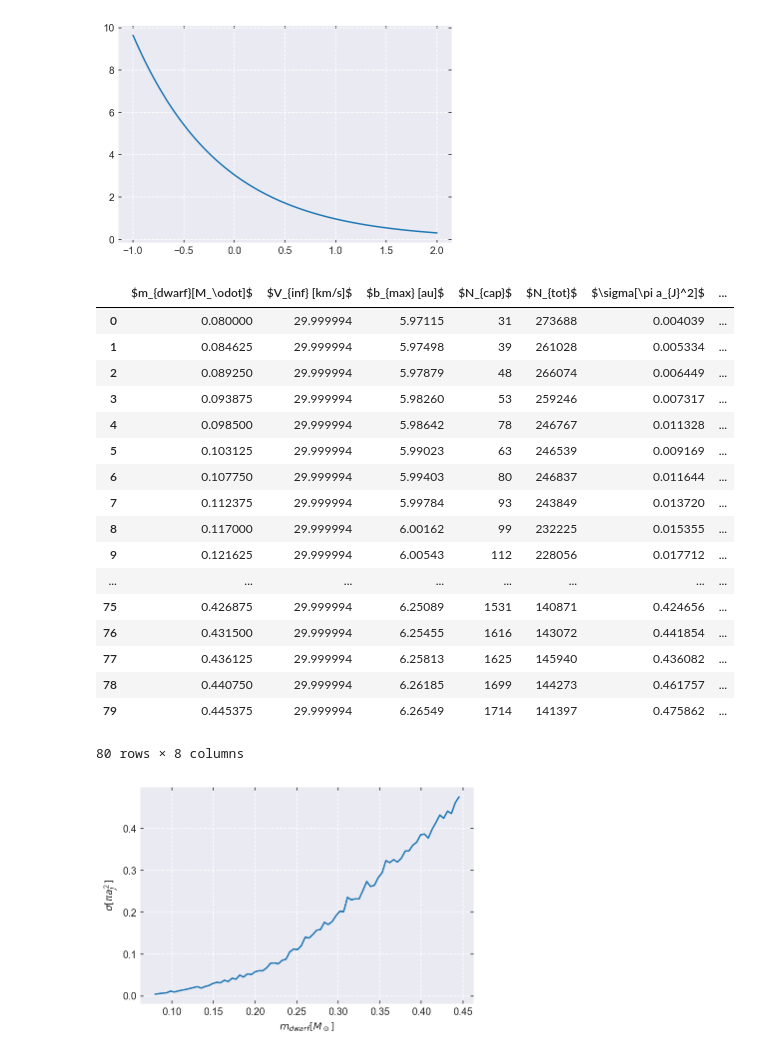
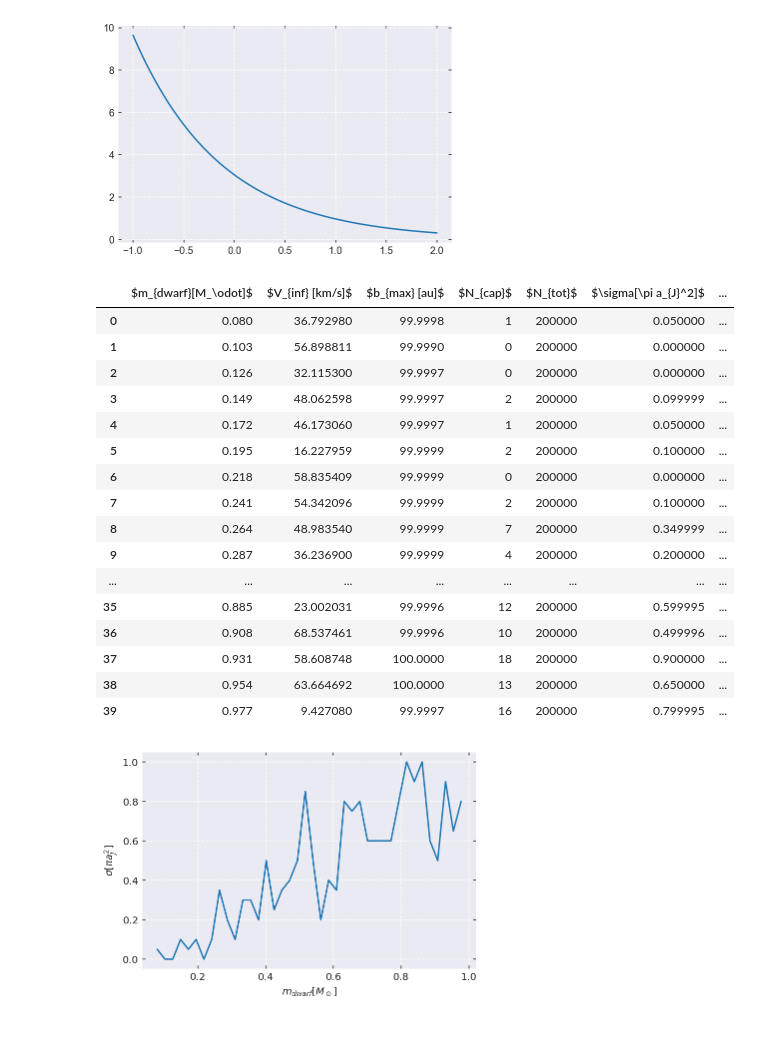
Before and after one commit to YihanWangAstro/giant-planet, a Jupyter notebook: process/giant-planet.ipynb, the cells around one changed output. Saved outputs shown, nothing was run; the diff lists cells and outputs as text; code cells hidden in the pictures.

```diff
--- a/process/giant-planet.ipynb
+++ b/process/giant-planet.ipynb
@@ -313,7 +315,7 @@ h.ax_joint.set_xlabel('$\log_{10}(a_{s_1,j})$')
 h.ax_joint.set_ylabel('$e_{s_1,j}$')
 savefig(plt,'a_e','.png')
 # %%
-prefix = '../code/fixed-v/'
+prefix = '../code/single/'
 
 mono_single_idx = {'sj-orbit-s' : 1, 'sj-orbit-e':9, 'incident-s':9, 'incident-e':14, 'post-s':14, 'post-e':45}
 
@@ -330,8 +332,8 @@ Ntot=[]
 V = []
 
 
-for i in range(80):
-    name = prefix + 'cross-section_' + str(i) + '.txt'
+for i in range(40):
+    name = prefix + 'Maxwellian_' + str(i) + '.txt'
     df = pd.DataFrame(post_process(name, mono_single_idx, names, pairs))
     b_max = df['b'].max()
 
@@ -389,25 +391,25 @@ cross['$v_{crit} [km/s]$'] = critical_v(1, 0.000954, cross['$m_{dwarf}[M_\odot]$
 cross
 # %% [output]
 |  | $m_{dwarf}[M_\odot]$ | $V_{inf} [km/s]$ | $b_{max} [au]$ | $N_{cap}$ | $N_{tot}$ | $\sigma[\pi a_{J}^2]$ | ... |
-| 0 | 0.080000 | 29.999994 | 5.97115 | 31 | 273688 | 0.004039 | ... |
-| 1 | 0.084625 | 29.999994 | 5.97498 | 39 | 261028 | 0.005334 | ... |
-| 2 | 0.089250 | 29.999994 | 5.97879 | 48 | 266074 | 0.006449 | ... |
-| 3 | 0.093875 | 29.999994 | 5.98260 | 53 | 259246 | 0.007317 | ... |
-| 4 | 0.098500 | 29.999994 | 5.98642 | 78 | 246767 | 0.011328 | ... |
-| 5 | 0.103125 | 29.999994 | 5.99023 | 63 | 246539 | 0.009169 | ... |
-| 6 | 0.107750 | 29.999994 | 5.99403 | 80 | 246837 | 0.011644 | ... |
-| 7 | 0.112375 | 29.999994 | 5.99784 | 93 | 243849 | 0.013720 | ... |
-| 8 | 0.117000 | 29.999994 | 6.00162 | 99 | 232225 | 0.015355 | ... |
-| 9 | 0.121625 | 29.999994 | 6.00543 | 112 | 228056 | 0.017712 | ... |
+| 0 | 0.080 | 36.792980 | 99.9998 | 1 | 200000 | 0.050000 | ... |
+| 1 | 0.103 | 56.898811 | 99.9990 | 0 | 200000 | 0.000000 | ... |
+| 2 | 0.126 | 32.115300 | 99.9997 | 0 | 200000 | 0.000000 | ... |
+| 3 | 0.149 | 48.062598 | 99.9997 | 2 | 200000 | 0.099999 | ... |
+| 4 | 0.172 | 46.173060 | 99.9997 | 1 | 200000 | 0.050000 | ... |
+| 5 | 0.195 | 16.227959 | 99.9999 | 2 | 200000 | 0.100000 | ... |
+| 6 | 0.218 | 58.835409 | 99.9999 | 0 | 200000 | 0.000000 | ... |
+| 7 | 0.241 | 54.342096 | 99.9999 | 2 | 200000 | 0.100000 | ... |
+| 8 | 0.264 | 48.983540 | 99.9999 | 7 | 200000 | 0.349999 | ... |
+| 9 | 0.287 | 36.236900 | 99.9999 | 4 | 200000 | 0.200000 | ... |
 | ... | ... | ... | ... | ... | ... | ... | ... |
-| 75 | 0.426875 | 29.999994 | 6.25089 | 1531 | 140871 | 0.424656 | ... |
-| 76 | 0.431500 | 29.999994 | 6.25455 | 1616 | 143072 | 0.441854 | ... |
-| 77 | 0.436125 | 29.999994 | 6.25813 | 1625 | 145940 | 0.436082 | ... |
-| 78 | 0.440750 | 29.999994 | 6.26185 | 1699 | 144273 | 0.461757 | ... |
-| 79 | 0.445375 | 29.999994 | 6.26549 | 1714 | 141397 | 0.475862 | ... |
+| 35 | 0.885 | 23.002031 | 99.9996 | 12 | 200000 | 0.599995 | ... |
+| 36 | 0.908 | 68.537461 | 99.9996 | 10 | 200000 | 0.499996 | ... |
+| 37 | 0.931 | 58.608748 | 100.0000 | 18 | 200000 | 0.900000 | ... |
+| 38 | 0.954 | 63.664692 | 100.0000 | 13 | 200000 | 0.650000 | ... |
+| 39 | 0.977 | 9.427080 | 99.9997 | 16 | 200000 | 0.799995 | ... |
-80 rows × 8 columns
 # %%
 sns.lineplot( x='$m_{dwarf}[M_\odot]$',y='$\sigma[\pi a_{J}^2]$',err_style='band',data=cross)
-savefig(plt,'cross-section')
+#plt.errorbar(x=cross['$m_{dwarf}[M_\odot]$'], y=cross['$\sigma[\pi a_{J}^2]$'],yerr=cross['$\Delta\sigma [\pi a_{J}^2]$'])
+savefig(plt,'Maxwellian-v-single-cross-section')
 # %% [output]
-[figure, old version]
+[figure, new version]
```
Also changed, not shown: parts of 3 cells of this notebook, 2 other files.
